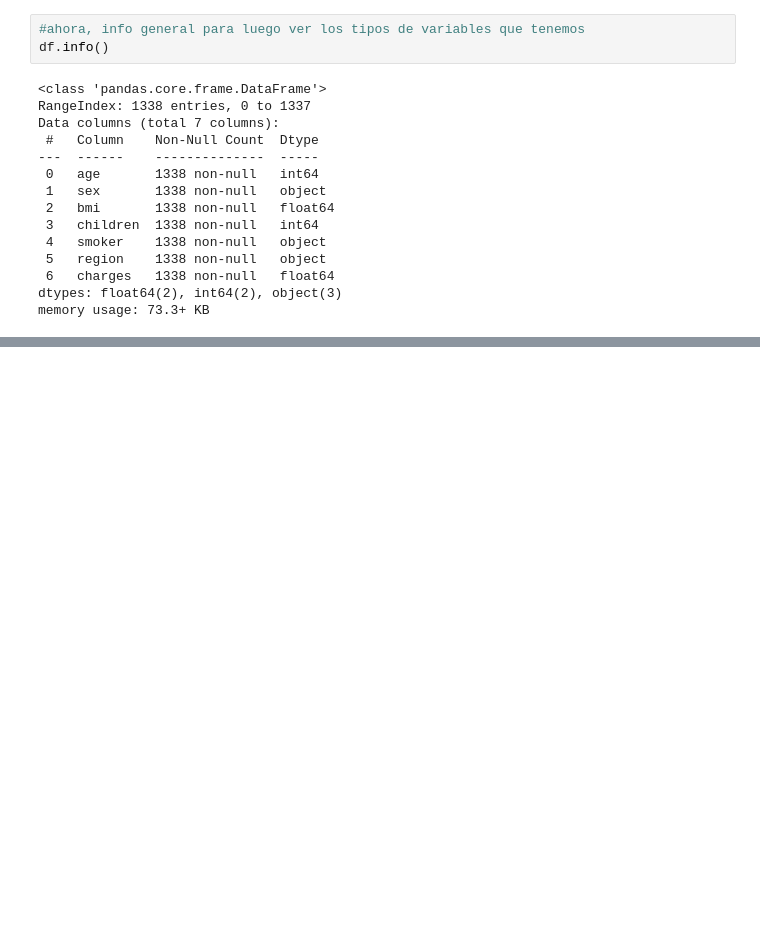
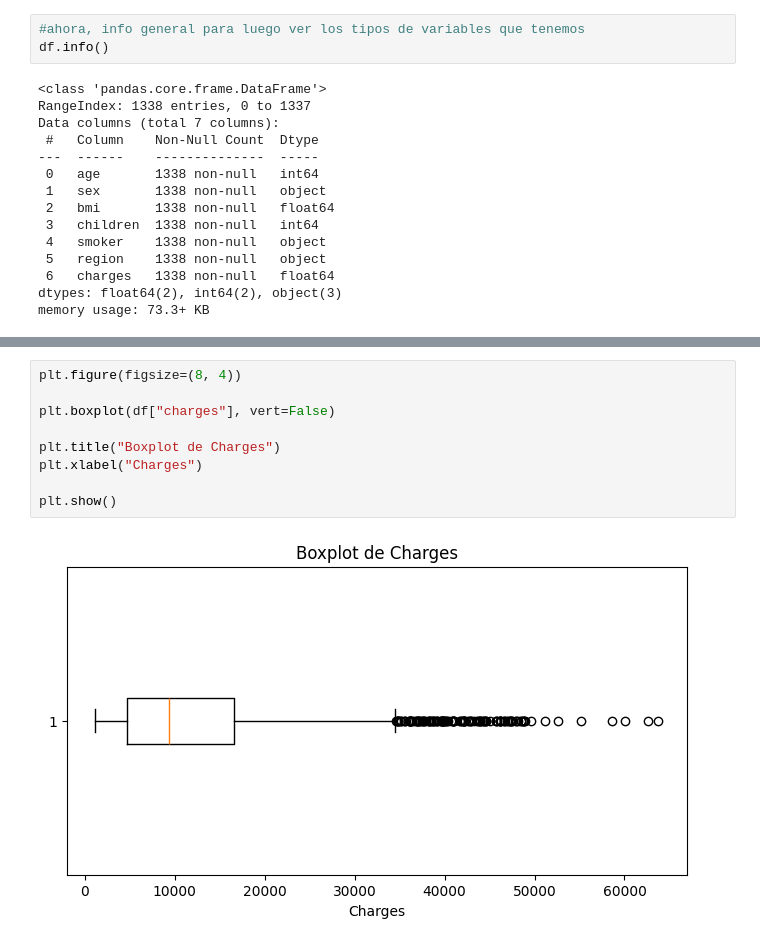
Before and after one commit to federico2018lc/Estudio_Dataset_MedicalCostPersonal-Datasets_Kaggle, a Jupyter notebook: modulo2AnalistaDatos.ipynb, the cells around one changed output, grey strips where cells are left out. Saved outputs shown, nothing was run; the diff lists cells and outputs as text; blank space fills up the shorter version.

```diff
--- a/modulo2AnalistaDatos.ipynb
+++ b/modulo2AnalistaDatos.ipynb
@@ -166,0 +213,11 @@ charges: (costos medicos): varialbe cuantitativa continua
+# %%
+plt.figure(figsize=(8, 4))
+
+plt.boxplot(df["charges"], vert=False)
+
+plt.title("Boxplot de Charges")
+plt.xlabel("Charges")
+
+plt.show()
+# %% [output]
+[figure, added]
```
Also changed, not shown: parts of 47 cells of this notebook.
